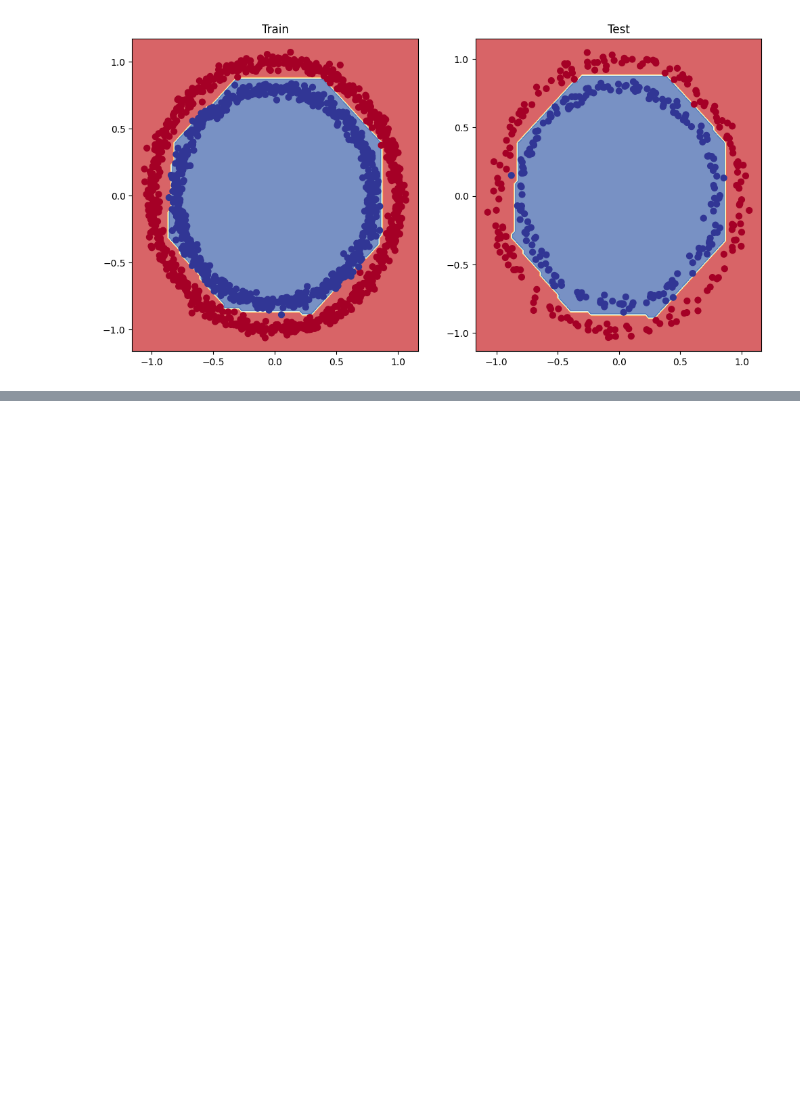
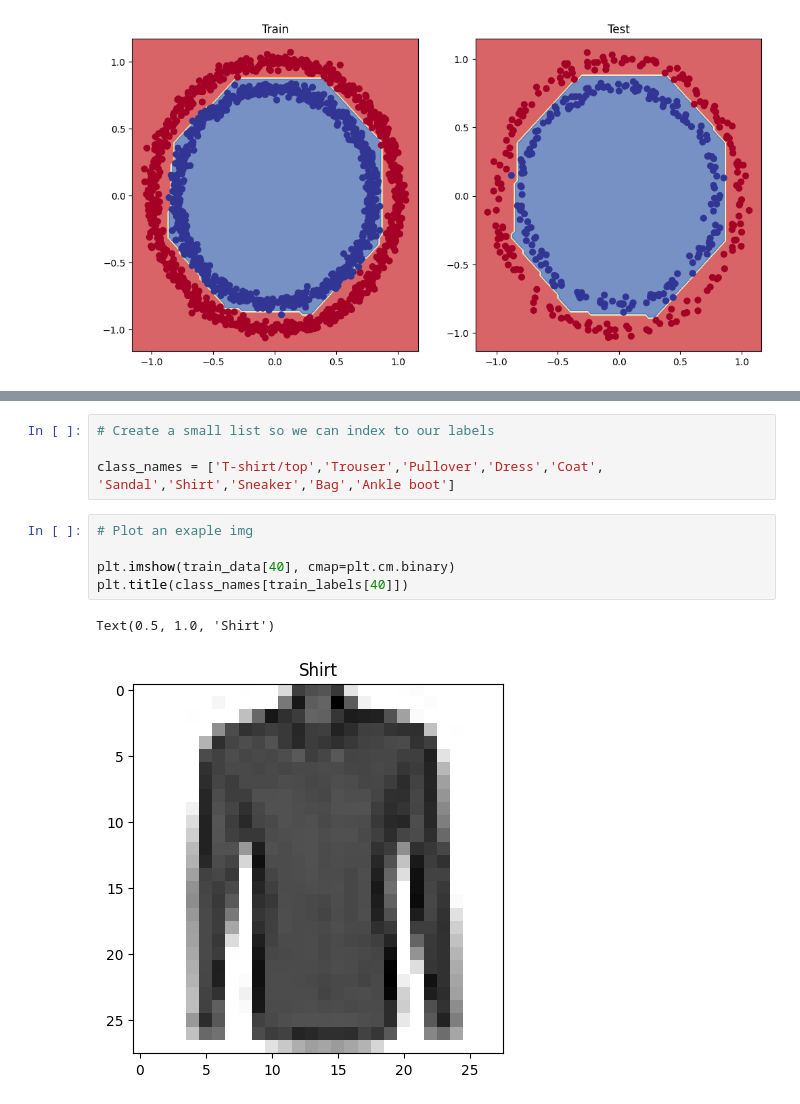
Before and after one commit to Meta-c/Tensorflow-Certificate-preparation, a Jupyter notebook: 02_neural_network_classification_tensorflow.ipynb, the cells around one changed output, grey strips where cells are left out. Cells and saved outputs as stored; diff of their text form; blank space fills up the shorter version.

```diff
--- a/02_neural_network_classification_tensorflow.ipynb
+++ b/02_neural_network_classification_tensorflow.ipynb
@@ -417,0 +555,12 @@ doing binary classification
+# %%
+# Create a small list so we can index to our labels
+
+class_names = ['T-shirt/top','Trouser','Pullover','Dress','Coat',    'Sandal','Shirt','Sneaker','Bag','Ankle boot']
+# %%
+# Plot an exaple img
+
+plt.imshow(train_data[40], cmap=plt.cm.binary)
+plt.title(class_names[train_labels[40]])
+# %% [output]
+Text(0.5, 1.0, 'Shirt')
+[figure, added]
```
Also changed, not shown: parts of 36 cells of this notebook.
